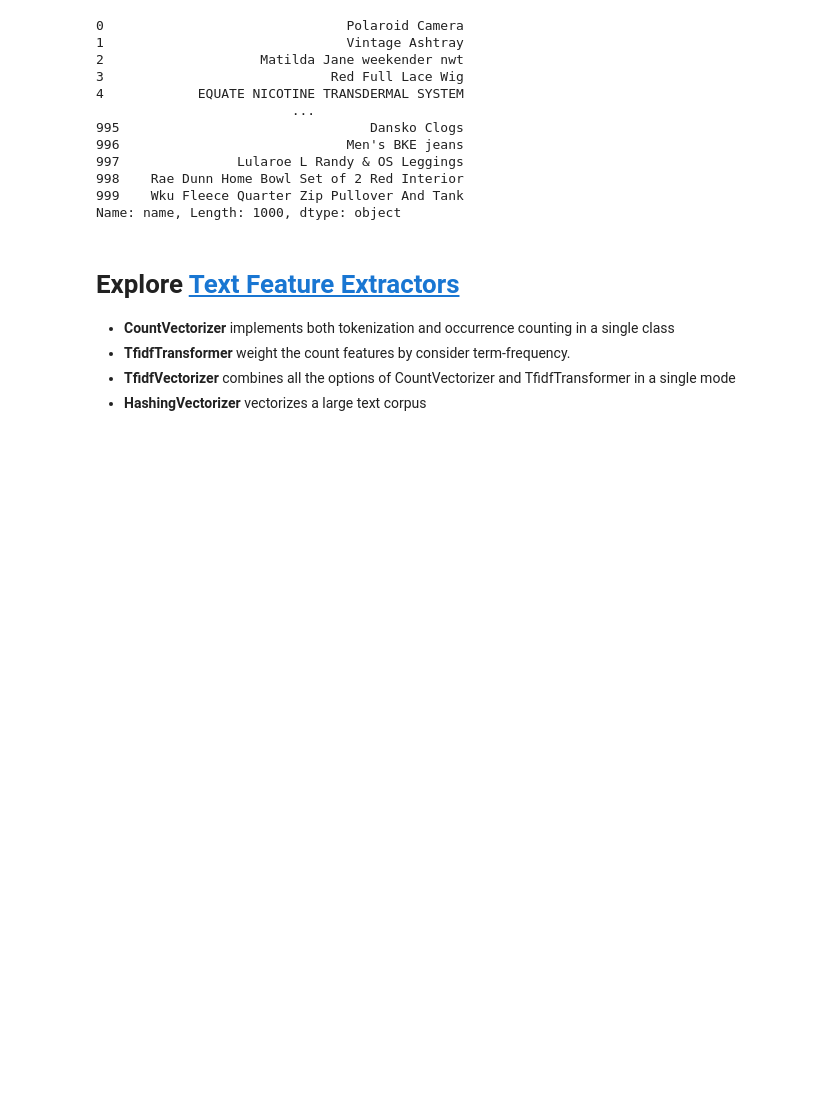
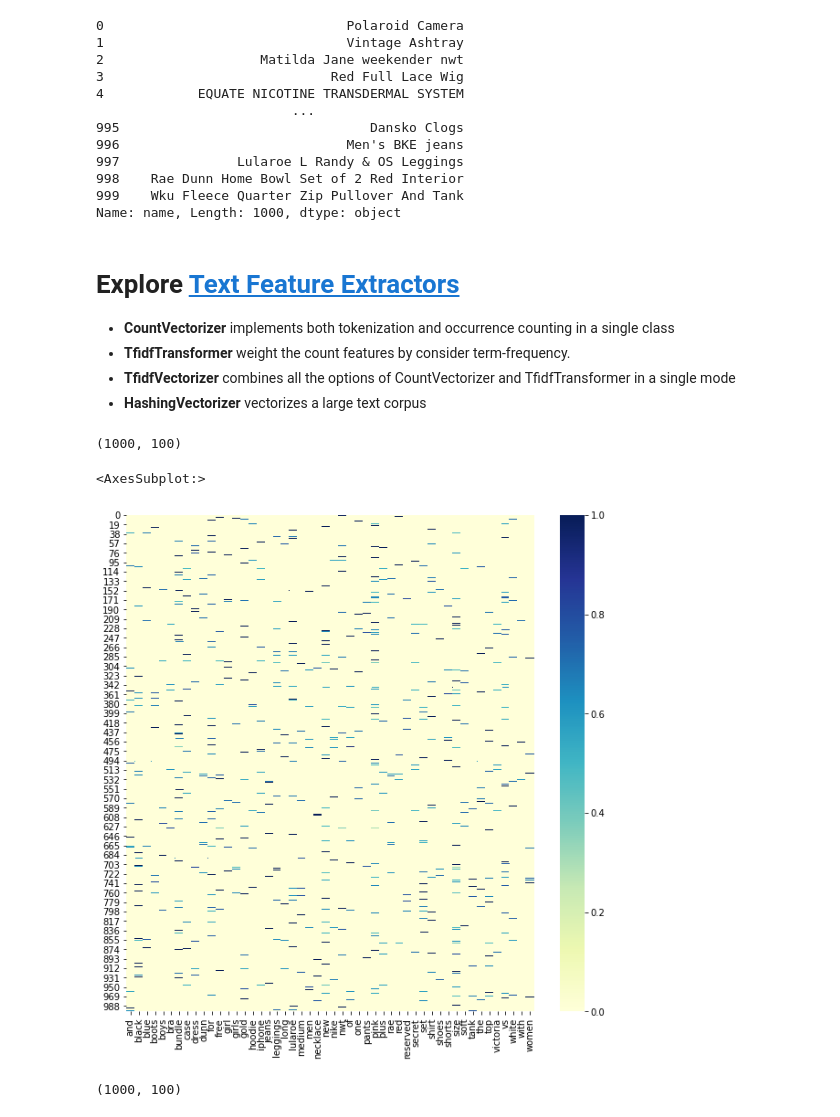
Before and after one commit to DSEI21000-S21/project-product-price-prediction, a Jupyter notebook: experiment/FeatureExtraction_ItemName.ipynb, the cells around one changed output. Cells and saved outputs as stored; diff of their text form; code cells hidden in the pictures; blank space fills up the shorter version.

Commit message:
visualize the item name extract features #14

```diff
--- a/experiment/FeatureExtraction_ItemName.ipynb
+++ b/experiment/FeatureExtraction_ItemName.ipynb
@@ -49,3 +50,19 @@ from sklearn.feature_extraction.text import CountVectorizer
 from sklearn.feature_extraction.text import TfidfTransformer
 from sklearn.feature_extraction.text import TfidfVectorizer
 from sklearn.feature_extraction.text import HashingVectorizer
+# %%
+corpus = sample_df.name.to_list()
+# %%
+vectorizer = TfidfVectorizer(max_features = 50)
+X = vectorizer.fit_transform(corpus)
+# vectorizer.get_feature_names()
+# %%
+X.shape
+# %% [output]
+(1000, 100)
+# %%
+fig, ax = plt.subplots(figsize=(10,10))
+sns.heatmap(X.toarray(),ax =ax, xticklabels=vectorizer.get_feature_names(),cmap="YlGnBu" )
+# %% [output]
+<AxesSubplot:>
+[figure, added]
@@ -51,0 +72,4 @@ from sklearn.feature_extraction.text import HashingVectorizer
+# %%
+hX.shape
+# %% [output]
+(1000, 100)
```
Also changed, not shown: parts of 4 cells of this notebook.
